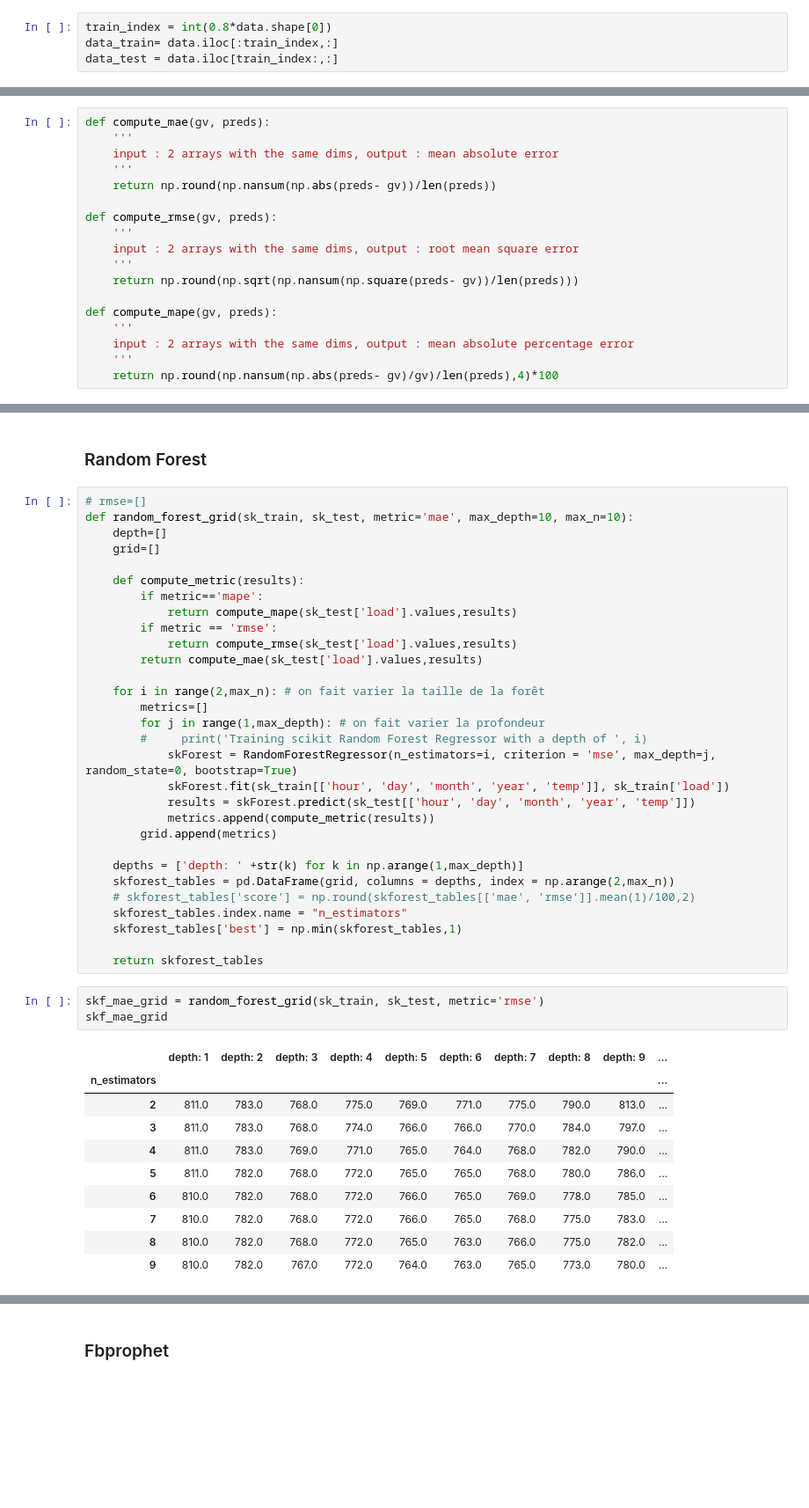
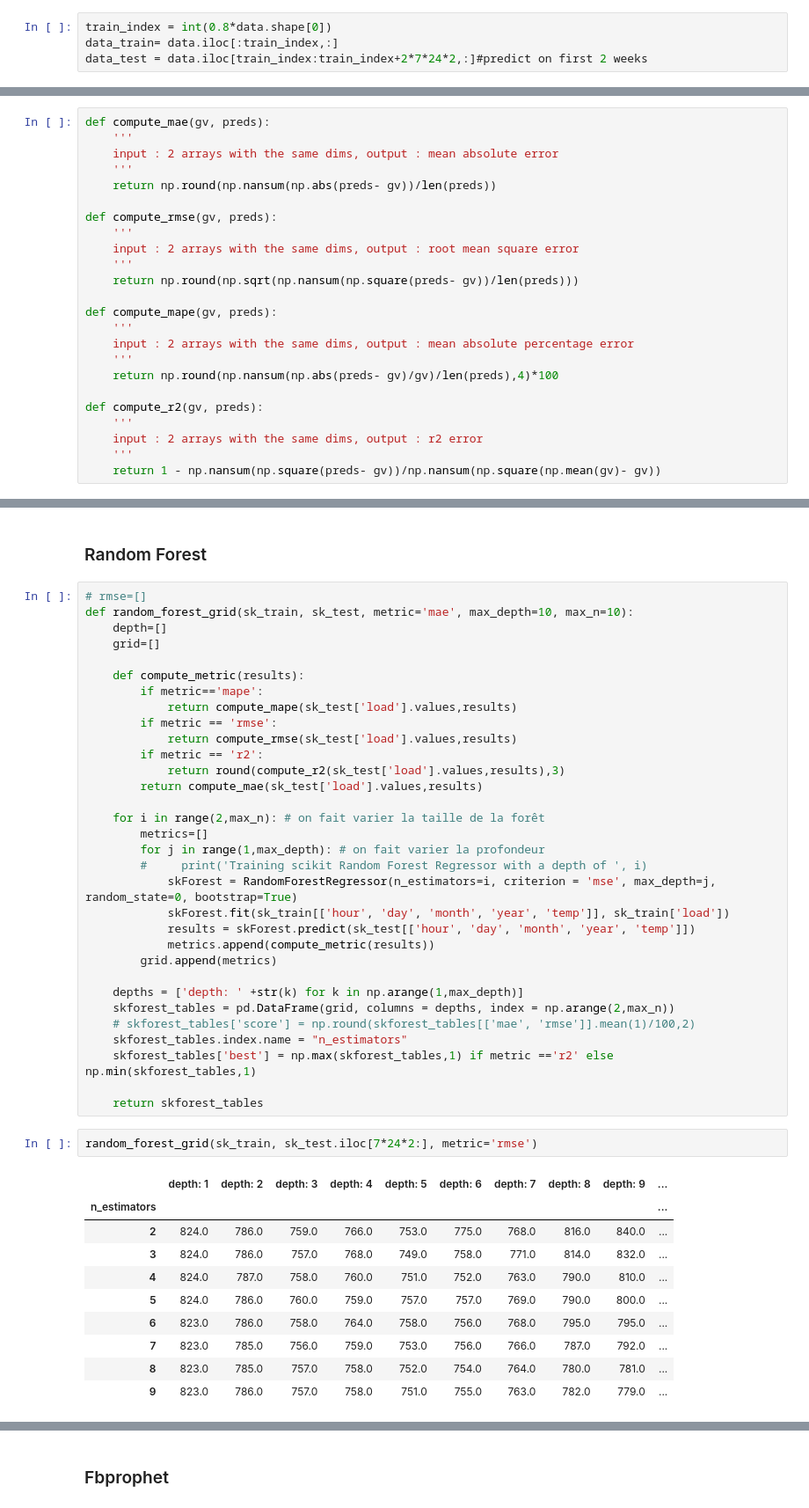
Before and after one commit to craft-ai/craft-ai-kit-energy, a Jupyter notebook: benchmark/ampds_benchmark.ipynb, the cells around one changed output, grey strips where cells are left out. Shown at 88% size. Drawn from its saved outputs; the diff is of its cells as text; blank space fills up the shorter version.

```diff
--- a/benchmark/ampds_benchmark.ipynb
+++ b/benchmark/ampds_benchmark.ipynb
@@ -104,7 +104,7 @@ plt.show()
 # %%
 train_index = int(0.8*data.shape[0])
 data_train= data.iloc[:train_index,:]
-data_test = data.iloc[train_index:,:]
+data_test = data.iloc[train_index:train_index+2*7*24*2,:]#predict on first 2 weeks
 # %%
 data_train.head()
 # %% [output]
@@ -151,6 +151,12 @@ def compute_mape(gv, preds):
     input : 2 arrays with the same dims, output : mean absolute percentage error
     '''
     return np.round(np.nansum(np.abs(preds- gv)/gv)/len(preds),4)*100
+
+def compute_r2(gv, preds):
+    '''
+    input : 2 arrays with the same dims, output : r2 error
+    '''
+    return 1 - np.nansum(np.square(preds- gv))/np.nansum(np.square(np.mean(gv)- gv))
 # %% [markdown]
 ### Resultats
 # %%
@@ -369,6 +366,8 @@ def random_forest_grid(sk_train, sk_test, metric='mae', max_depth=10, max_n=10):
             return compute_mape(sk_test['load'].values,results)
         if metric == 'rmse':
             return compute_rmse(sk_test['load'].values,results)
+        if metric == 'r2':
+            return round(compute_r2(sk_test['load'].values,results),3)
         return compute_mae(sk_test['load'].values,results)
 
     for i in range(2,max_n): # on fait varier la taille de la forêt
@@ -385,20 +384,19 @@ def random_forest_grid(sk_train, sk_test, metric='mae', max_depth=10, max_n=10):
     skforest_tables = pd.DataFrame(grid, columns = depths, index = np.arange(2,max_n))
     # skforest_tables['score'] = np.round(skforest_tables[['mae', 'rmse']].mean(1)/100,2)
     skforest_tables.index.name = "n_estimators"
-    skforest_tables['best'] = np.min(skforest_tables,1)
+    skforest_tables['best'] = np.max(skforest_tables,1) if metric =='r2' else np.min(skforest_tables,1)
 
     return skforest_tables
 # %%
-skf_mae_grid = random_forest_grid(sk_train, sk_test, metric='rmse')
-skf_mae_grid
+random_forest_grid(sk_train, sk_test.iloc[7*24*2:], metric='rmse')
 # %% [output]
 |  | depth: 1 | depth: 2 | depth: 3 | depth: 4 | depth: 5 | depth: 6 | depth: 7 | depth: 8 | depth: 9 | ... |
 | n_estimators |  |  |  |  |  |  |  |  |  | ... |
-| 2 | 811.0 | 783.0 | 768.0 | 775.0 | 769.0 | 771.0 | 775.0 | 790.0 | 813.0 | ... |
-| 3 | 811.0 | 783.0 | 768.0 | 774.0 | 766.0 | 766.0 | 770.0 | 784.0 | 797.0 | ... |
-| 4 | 811.0 | 783.0 | 769.0 | 771.0 | 765.0 | 764.0 | 768.0 | 782.0 | 790.0 | ... |
-| 5 | 811.0 | 782.0 | 768.0 | 772.0 | 765.0 | 765.0 | 768.0 | 780.0 | 786.0 | ... |
-| 6 | 810.0 | 782.0 | 768.0 | 772.0 | 766.0 | 765.0 | 769.0 | 778.0 | 785.0 | ... |
-| 7 | 810.0 | 782.0 | 768.0 | 772.0 | 766.0 | 765.0 | 768.0 | 775.0 | 783.0 | ... |
-| 8 | 810.0 | 782.0 | 768.0 | 772.0 | 765.0 | 763.0 | 766.0 | 775.0 | 782.0 | ... |
-| 9 | 810.0 | 782.0 | 767.0 | 772.0 | 764.0 | 763.0 | 765.0 | 773.0 | 780.0 | ... |
+| 2 | 824.0 | 786.0 | 759.0 | 766.0 | 753.0 | 775.0 | 768.0 | 816.0 | 840.0 | ... |
+| 3 | 824.0 | 786.0 | 757.0 | 768.0 | 749.0 | 758.0 | 771.0 | 814.0 | 832.0 | ... |
+| 4 | 824.0 | 787.0 | 758.0 | 760.0 | 751.0 | 752.0 | 763.0 | 790.0 | 810.0 | ... |
+| 5 | 824.0 | 786.0 | 760.0 | 759.0 | 757.0 | 757.0 | 769.0 | 790.0 | 800.0 | ... |
+| 6 | 823.0 | 786.0 | 758.0 | 764.0 | 758.0 | 756.0 | 768.0 | 795.0 | 795.0 | ... |
+| 7 | 823.0 | 785.0 | 756.0 | 759.0 | 753.0 | 756.0 | 766.0 | 787.0 | 792.0 | ... |
+| 8 | 823.0 | 785.0 | 757.0 | 758.0 | 752.0 | 754.0 | 764.0 | 780.0 | 781.0 | ... |
+| 9 | 823.0 | 786.0 | 757.0 | 758.0 | 751.0 | 755.0 | 763.0 | 782.0 | 779.0 | ... |
```
Also changed, not shown: parts of 14 cells of this notebook, 2 other files.
